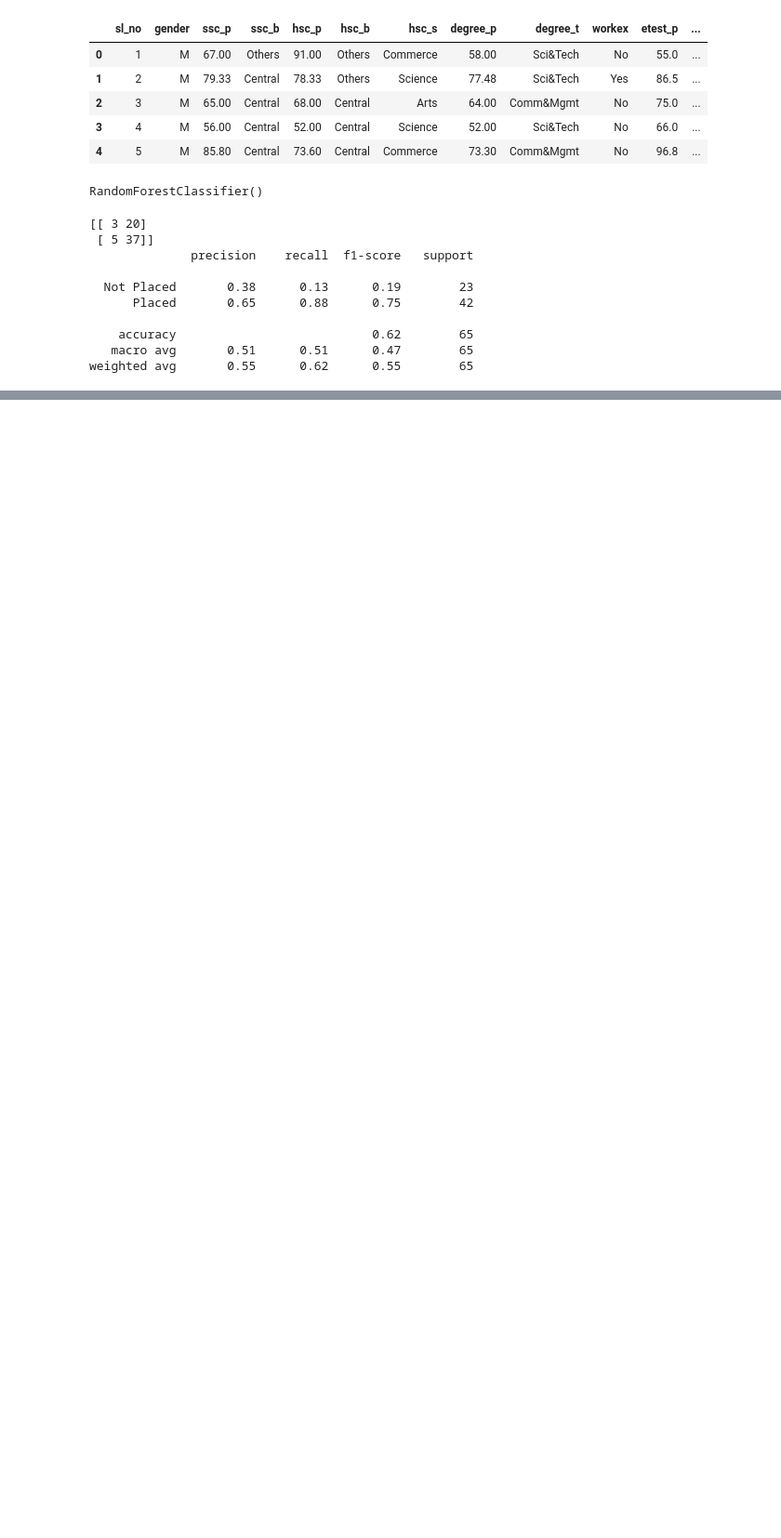
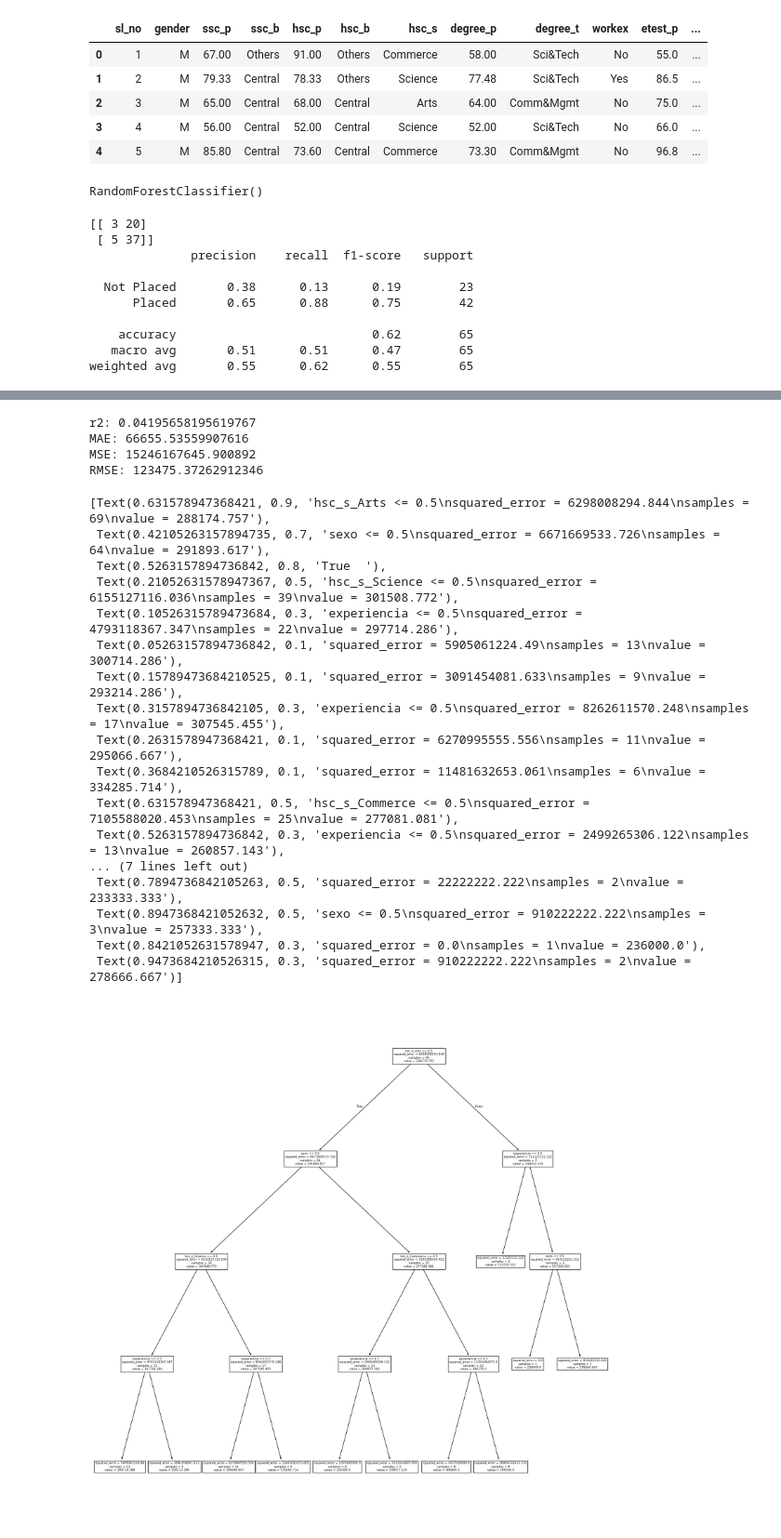
Before and after one commit to IgorJordany/AMDL, a Jupyter notebook: unidade 3/randomforest.ipynb, the cells around one changed output, grey strips where cells are left out. Shown at 93% size. Saved outputs shown, nothing was run; the diff lists cells and outputs as text; code cells hidden in the pictures; blank space fills up the shorter version.

```diff
--- a/unidade 3/randomforest.ipynb
+++ b/unidade 3/randomforest.ipynb
@@ -51,0 +79,13 @@ weighted avg       0.55      0.62      0.55        65
+# %%
+from sklearn.ensemble import RandomForestRegressor
+
+df2 = df.dropna()
+
+x = df2[['hsc_s_Arts', 'hsc_s_Commerce', 'hsc_s_Science', 'sexo', 'experiencia']]
+y = df2['salary']
+# %%
+X_train, X_test, y_train, y_test = train_test_split(x, y, test_size=0.3, random_state=18)
+# %%
+randomdoregressor = RandomForestRegressor(n_estimators=100)
+
+randomdoregressor.fit(X_train,y_train)
@@ -51,0 +110,37 @@ weighted avg       0.55      0.62      0.55        65
+# %%
+from sklearn import metrics
+import numpy as np
+print('r2:', metrics.r2_score(y_test, predicaoregressor))
+print('MAE:', metrics.mean_absolute_error(y_test, predicaoregressor))
+print('MSE:', metrics.mean_squared_error(y_test, predicaoregressor))
+print('RMSE:', np.sqrt(metrics.mean_squared_error(y_test, predicaoregressor)))
+# %% [output]
+r2: 0.04195658195619767
+MAE: 66655.53559907616
+MSE: 15246167645.900892
+RMSE: 123475.37262912346
+# %%
+from sklearn import tree
+
+features = list(x.columns)
+fig, axes = plt.subplots(nrows=1, ncols=1, figsize=(20,20))
+tree.plot_tree(randomdoregressor.estimators_[0], feature_names=features, class_names=randomdoregressor.__class__)
+# %% [output]
+[Text(0.631578947368421, 0.9, 'hsc_s_Arts <= 0.5\nsquared_error = 6298008294.844\nsamples = 69\nvalue = 288174.757'),
+ Text(0.42105263157894735, 0.7, 'sexo <= 0.5\nsquared_error = 6671669533.726\nsamples = 64\nvalue = 291893.617'),
+ Text(0.5263157894736842, 0.8, 'True  '),
+ Text(0.21052631578947367, 0.5, 'hsc_s_Science <= 0.5\nsquared_error = 6155127116.036\nsamples = 39\nvalue = 301508.772'),
+ Text(0.10526315789473684, 0.3, 'experiencia <= 0.5\nsquared_error = 4793118367.347\nsamples = 22\nvalue = 297714.286'),
+ Text(0.05263157894736842, 0.1, 'squared_error = 5905061224.49\nsamples = 13\nvalue = 300714.286'),
+ Text(0.15789473684210525, 0.1, 'squared_error = 3091454081.633\nsamples = 9\nvalue = 293214.286'),
+ Text(0.3157894736842105, 0.3, 'experiencia <= 0.5\nsquared_error = 8262611570.248\nsamples = 17\nvalue = 307545.455'),
+ Text(0.2631578947368421, 0.1, 'squared_error = 6270995555.556\nsamples = 11\nvalue = 295066.667'),
+ Text(0.3684210526315789, 0.1, 'squared_error = 11481632653.061\nsamples = 6\nvalue = 334285.714'),
+ Text(0.631578947368421, 0.5, 'hsc_s_Commerce <= 0.5\nsquared_error = 7105588020.453\nsamples = 25\nvalue = 277081.081'),
+ Text(0.5263157894736842, 0.3, 'experiencia <= 0.5\nsquared_error = 2499265306.122\nsamples = 13\nvalue = 260857.143'),
+... (7 lines left out)
+ Text(0.7894736842105263, 0.5, 'squared_error = 22222222.222\nsamples = 2\nvalue = 233333.333'),
+ Text(0.8947368421052632, 0.5, 'sexo <= 0.5\nsquared_error = 910222222.222\nsamples = 3\nvalue = 257333.333'),
+ Text(0.8421052631578947, 0.3, 'squared_error = 0.0\nsamples = 1\nvalue = 236000.0'),
+ Text(0.9473684210526315, 0.3, 'squared_error = 910222222.222\nsamples = 2\nvalue = 278666.667')]
+[figure, added]
```
Also changed, not shown: parts of 5 cells of this notebook, 1 other file.
